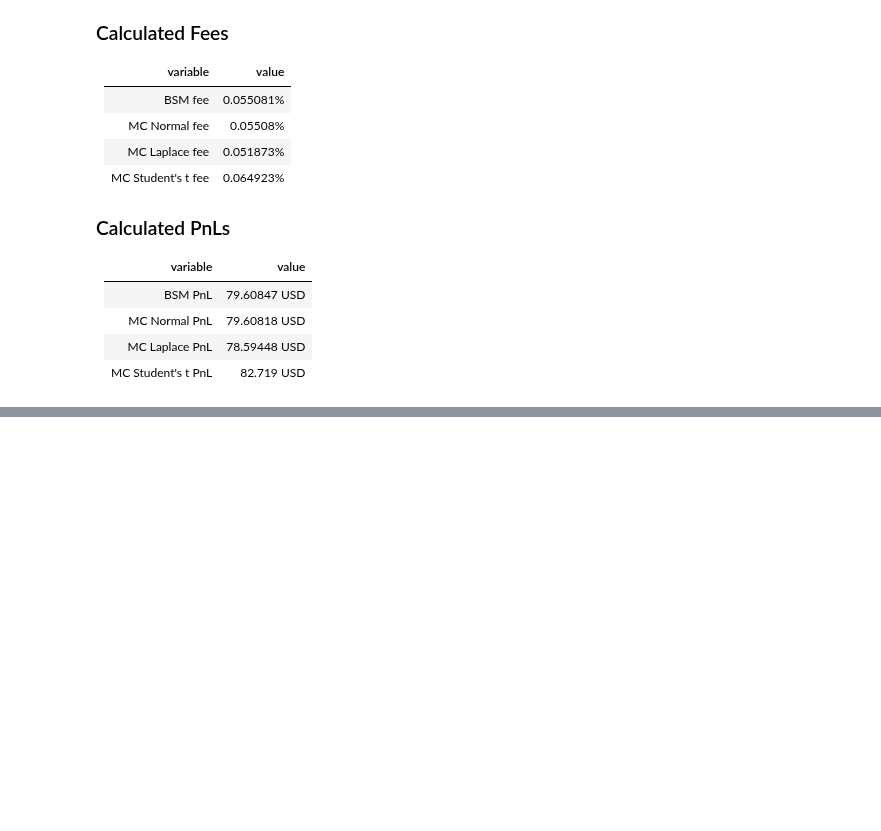
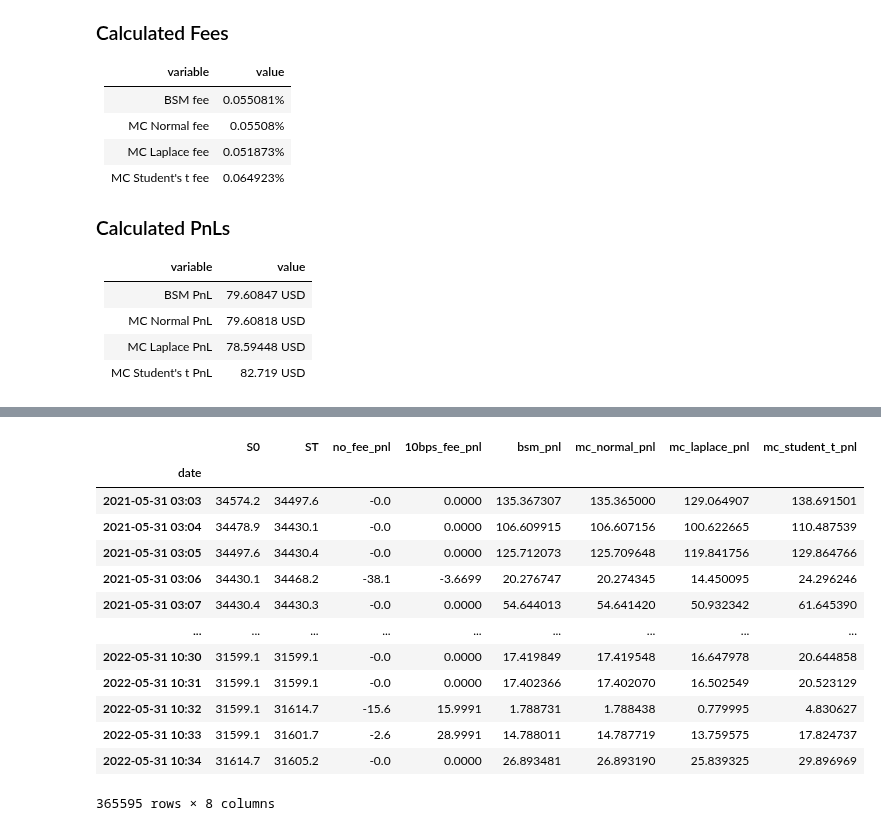
Before and after one commit to sebastienverreault/option_risk_analysis2, a Jupyter notebook: pnl_historical_simulation.ipynb, the cells around one changed output, grey strips where cells are left out. Cells and saved outputs as stored; diff of their text form; code cells hidden in the pictures; blank space fills up the shorter version.

```diff
--- a/pnl_historical_simulation.ipynb
+++ b/pnl_historical_simulation.ipynb
@@ -575,0 +481,60 @@ btcusd_1min
+# %%
+# calc pnl
+
+# init
+btcusd_1min['no_fee_pnl'] = 0.
+btcusd_1min['10bps_fee_pnl'] = 0.
+btcusd_1min['bsm_pnl'] = 0.
+btcusd_1min['mc_normal_pnl'] = 0.
+btcusd_1min['mc_laplace_pnl'] = 0.
+btcusd_1min['mc_student_t_pnl'] = 0.
+
+# S0 / ST
+btcusd_1min['S0'] = btcusd_1min['close']
+S0 = btcusd_1min['S0']
+btcusd_1min['ST'] = btcusd_1min['close'].shift(-2)
+ST = btcusd_1min['ST']
+
+# calc no-fee pnl
+# btcusd_1min['no_fee_pnl'] = S0 - ST
+btcusd_1min['no_fee_pnl'] = -np.maximum(ST - S0, 0)
+
+# calc 10bps-fee pnl
+btcusd_1min['10bps_fee_pnl'][ST > S0] = S0*(1+0.0010) - ST
+
+# calc bsm pnl
+btcusd_1min['bsm_pnl'] = btcusd_1min['bsm_strike'] - ST
+
+# calc mc normal pnl
+btcusd_1min['mc_normal_pnl'] = btcusd_1min['mc_normal_strike'] - ST
+
+# calc mc laplace pnl
+btcusd_1min['mc_laplace_pnl'] = btcusd_1min['mc_laplace_strike'] - ST
+
+# calc mc student's t pnl
+btcusd_1min['mc_student_t_pnl'] = btcusd_1min['mc_student_t_strike'] - ST
+
+# smooth student's t due infinite variance
+btcusd_1min['mc_student_t_strike'][btcusd_1min['mc_student_t_strike'] > 2*btcusd_1min['bsm_strike'].median()] = np.NaN
+btcusd_1min['mc_student_t_strike'][btcusd_1min['mc_student_t_strike'] < 0] = np.NaN
+
+# [btcusd_1min['close'],ST]
+# btcusd_1min
+# %%
+# take a look at the pnl
+btcusd_1min[['S0', 'ST', 'no_fee_pnl', '10bps_fee_pnl', 'bsm_pnl', 'mc_normal_pnl', 'mc_laplace_pnl', 'mc_student_t_pnl']][N_lookback + 2:-2]
+# %% [output]
+|  | S0 | ST | no_fee_pnl | 10bps_fee_pnl | bsm_pnl | mc_normal_pnl | mc_laplace_pnl | mc_student_t_pnl |
+| date |  |  |  |  |  |  |  |  |
+| 2021-05-31 03:03 | 34574.2 | 34497.6 | -0.0 | 0.0000 | 135.367307 | 135.365000 | 129.064907 | 138.691501 |
+| 2021-05-31 03:04 | 34478.9 | 34430.1 | -0.0 | 0.0000 | 106.609915 | 106.607156 | 100.622665 | 110.487539 |
+| 2021-05-31 03:05 | 34497.6 | 34430.4 | -0.0 | 0.0000 | 125.712073 | 125.709648 | 119.841756 | 129.864766 |
+| 2021-05-31 03:06 | 34430.1 | 34468.2 | -38.1 | -3.6699 | 20.276747 | 20.274345 | 14.450095 | 24.296246 |
+| 2021-05-31 03:07 | 34430.4 | 34430.3 | -0.0 | 0.0000 | 54.644013 | 54.641420 | 50.932342 | 61.645390 |
+| ... | ... | ... | ... | ... | ... | ... | ... | ... |
+| 2022-05-31 10:30 | 31599.1 | 31599.1 | -0.0 | 0.0000 | 17.419849 | 17.419548 | 16.647978 | 20.644858 |
+| 2022-05-31 10:31 | 31599.1 | 31599.1 | -0.0 | 0.0000 | 17.402366 | 17.402070 | 16.502549 | 20.523129 |
+| 2022-05-31 10:32 | 31599.1 | 31614.7 | -15.6 | 15.9991 | 1.788731 | 1.788438 | 0.779995 | 4.830627 |
+| 2022-05-31 10:33 | 31599.1 | 31601.7 | -2.6 | 28.9991 | 14.788011 | 14.787719 | 13.759575 | 17.824737 |
+| 2022-05-31 10:34 | 31614.7 | 31605.2 | -0.0 | 0.0000 | 26.893481 | 26.893190 | 25.839325 | 29.896969 |
+365595 rows × 8 columns
```
Also changed, not shown: parts of 8 cells of this notebook.
